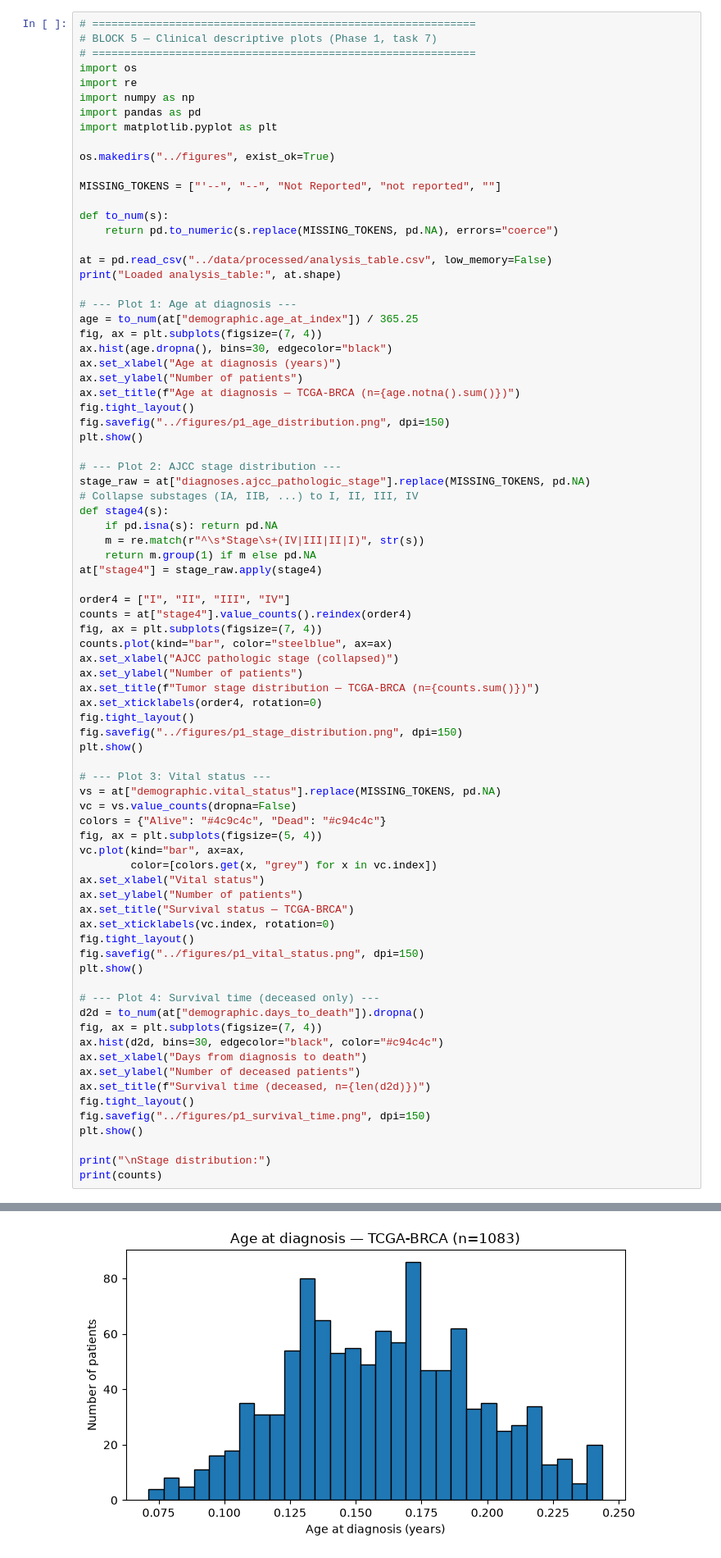
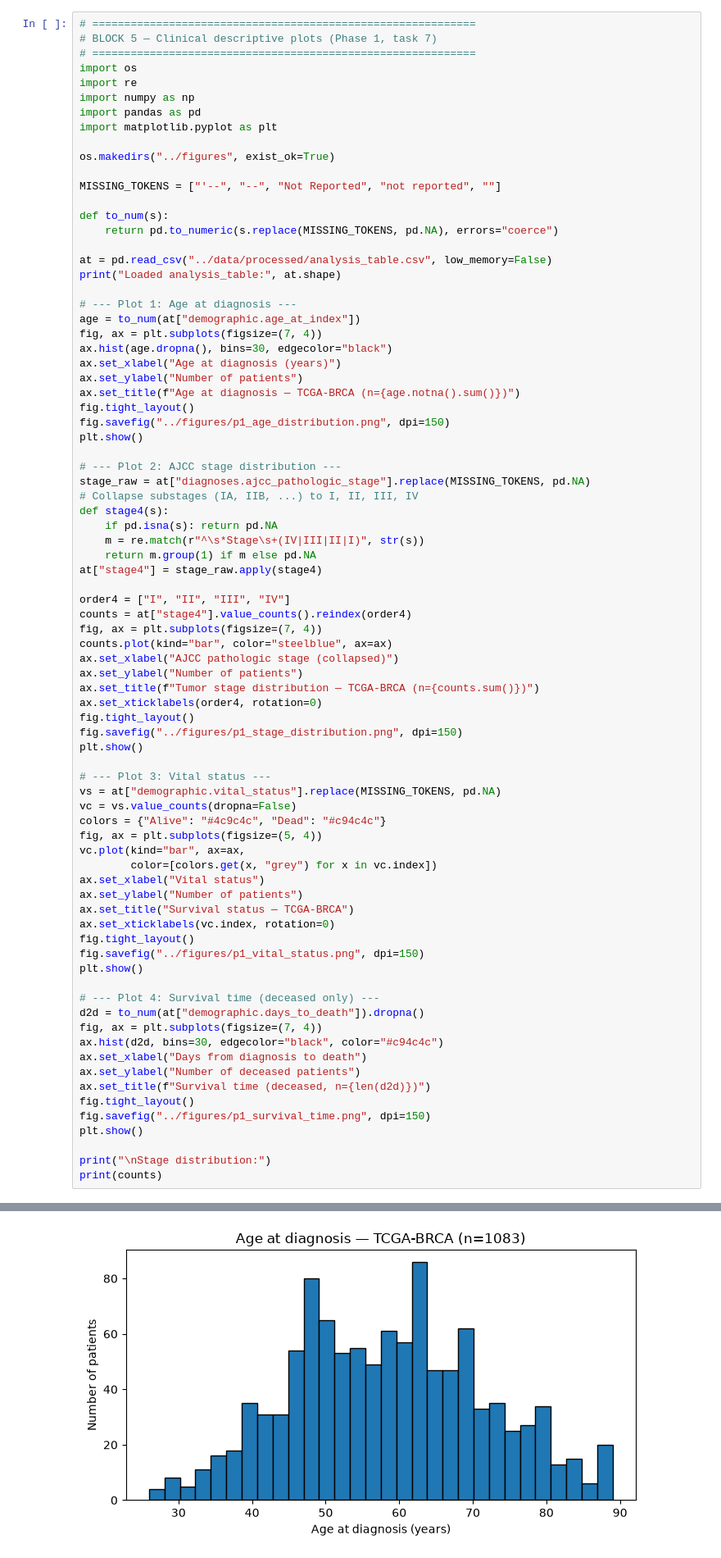
Before and after one commit to Setyhoseini/TCGA-BRCA-dataset-analysis, a Jupyter notebook: notebooks/01_first_look.ipynb, the cells around one changed output, grey strips where cells are left out. Shown at 82% size. Cells and saved outputs as stored; diff of their text form.

Commit message:
minor fix: age numbers fixed in the descriptive plot

```diff
--- a/notebooks/01_first_look.ipynb
+++ b/notebooks/01_first_look.ipynb
@@ -717,7 +717,7 @@ at = pd.read_csv("../data/processed/analysis_table.csv", low_memory=False)
 print("Loaded analysis_table:", at.shape)
 
 # --- Plot 1: Age at diagnosis ---
-age = to_num(at["demographic.age_at_index"]) / 365.25
+age = to_num(at["demographic.age_at_index"])
 fig, ax = plt.subplots(figsize=(7, 4))
 ax.hist(age.dropna(), bins=30, edgecolor="black")
 ax.set_xlabel("Age at diagnosis (years)")
@@ -751,34 +751,34 @@ plt.show()
 # --- Plot 3: Vital status ---
 vs = at["demographic.vital_status"].replace(MISSING_TOKENS, pd.NA)
 vc = vs.value_counts(dropna=False)
 colors = {"Alive": "#4c9c4c", "Dead": "#c94c4c"}
 fig, ax = plt.subplots(figsize=(5, 4))
 vc.plot(kind="bar", ax=ax,
         color=[colors.get(x, "grey") for x in vc.index])
 ax.set_xlabel("Vital status")
 ax.set_ylabel("Number of patients")
 ax.set_title("Survival status — TCGA-BRCA")
 ax.set_xticklabels(vc.index, rotation=0)
 fig.tight_layout()
 fig.savefig("../figures/p1_vital_status.png", dpi=150)
 plt.show()
 
 # --- Plot 4: Survival time (deceased only) ---
 d2d = to_num(at["demographic.days_to_death"]).dropna()
 fig, ax = plt.subplots(figsize=(7, 4))
 ax.hist(d2d, bins=30, edgecolor="black", color="#c94c4c")
 ax.set_xlabel("Days from diagnosis to death")
 ax.set_ylabel("Number of deceased patients")
 ax.set_title(f"Survival time (deceased, n={len(d2d)})")
 fig.tight_layout()
 fig.savefig("../figures/p1_survival_time.png", dpi=150)
 plt.show()
 
 print("\nStage distribution:")
 print(counts)
 # %% [output]
 Loaded analysis_table: (1083, 172)
-[figure, old version]
+[figure, new version]
 [figure]
 [figure]
 [figure]
```
Also changed, not shown: 1 other file.
